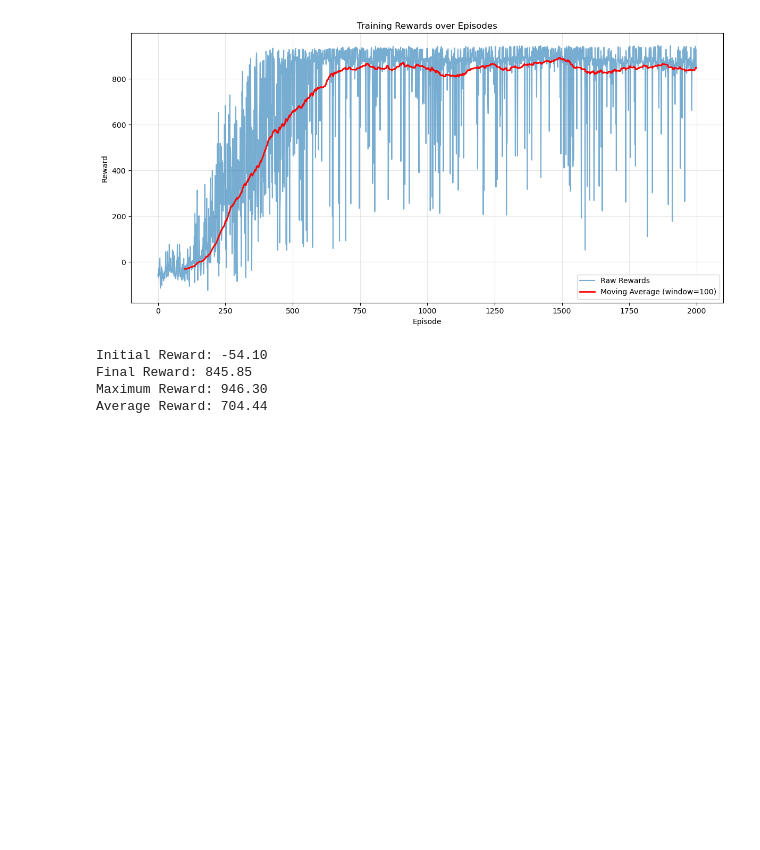
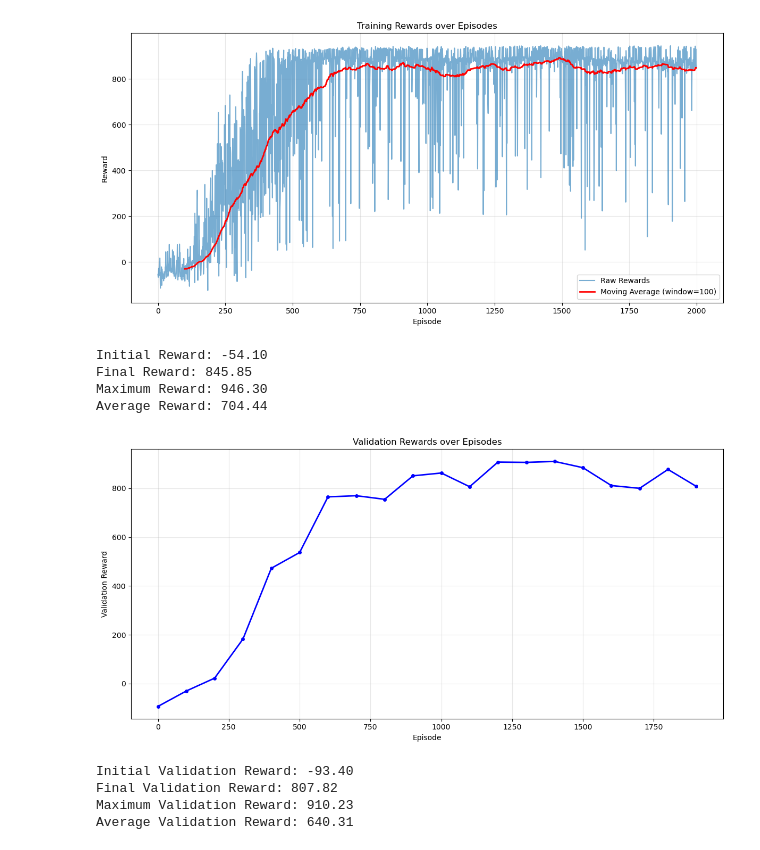
Before and after one commit to xanvcs/deep-q-learning-carracing, a Jupyter notebook: plots.ipynb, the cells around one changed output. Drawn from its saved outputs; the diff is of its cells as text; code cells hidden in the pictures; blank space fills up the shorter version.

Commit message:
created necessary plots

```diff
--- a/plots.ipynb
+++ b/plots.ipynb
@@ -51,3 +51,28 @@ Initial Reward: -54.10
 Final Reward: 845.85
 Maximum Reward: 946.30
 Average Reward: 704.44
+# %%
+# filter out rows where Val_Reward is not null
+val_data = df[df['Val_Reward'].notna()]
+
+plt.figure(figsize=(12, 6))
+plt.plot(val_data['Episode'], val_data['Val_Reward'], 'b.-', linewidth=2, markersize=8)
+
+plt.title('Validation Rewards over Episodes')
+plt.xlabel('Episode')
+plt.ylabel('Validation Reward')
+plt.grid(True, alpha=0.3)
+
+plt.tight_layout()
+plt.show()
+
+print(f"Initial Validation Reward: {val_data['Val_Reward'].iloc[0]:.2f}")
+print(f"Final Validation Reward: {val_data['Val_Reward'].iloc[-1]:.2f}")
+print(f"Maximum Validation Reward: {val_data['Val_Reward'].max():.2f}")
+print(f"Average Validation Reward: {val_data['Val_Reward'].mean():.2f}")
+# %% [output]
+[figure, added]
+Initial Validation Reward: -93.40
+Final Validation Reward: 807.82
+Maximum Validation Reward: 910.23
+Average Validation Reward: 640.31
```
Also changed, not shown: parts of 6 cells of this notebook.
